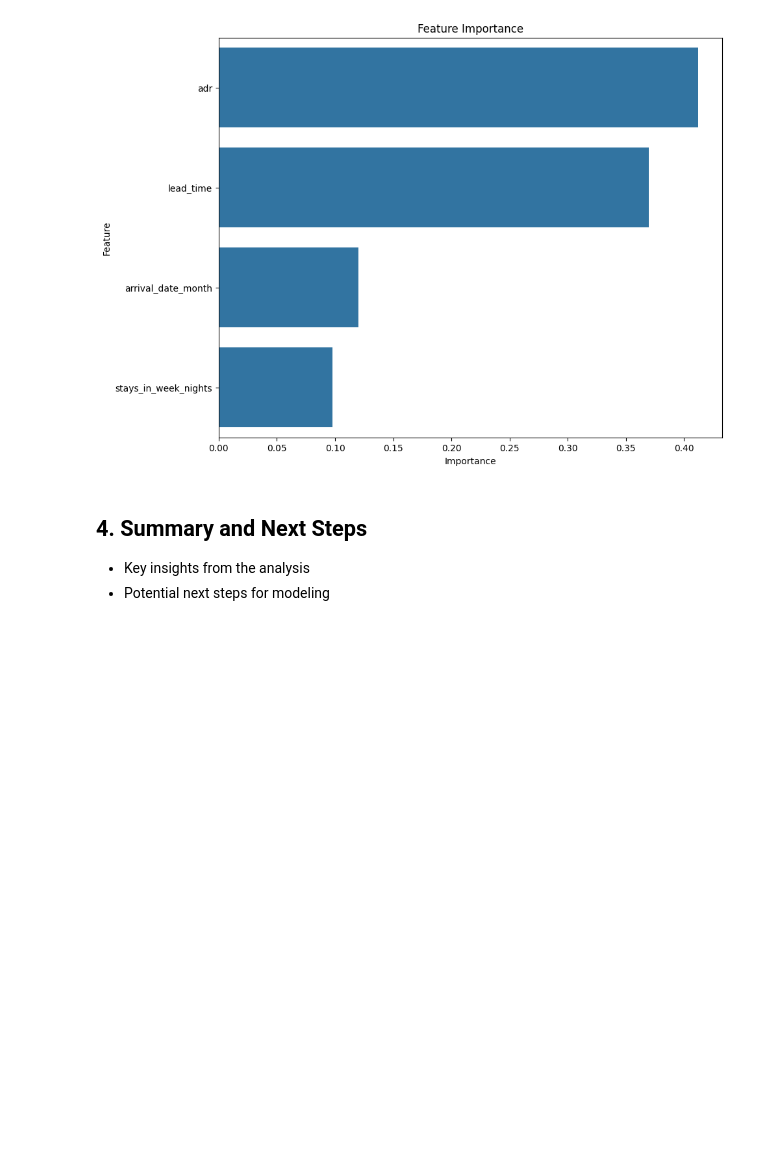
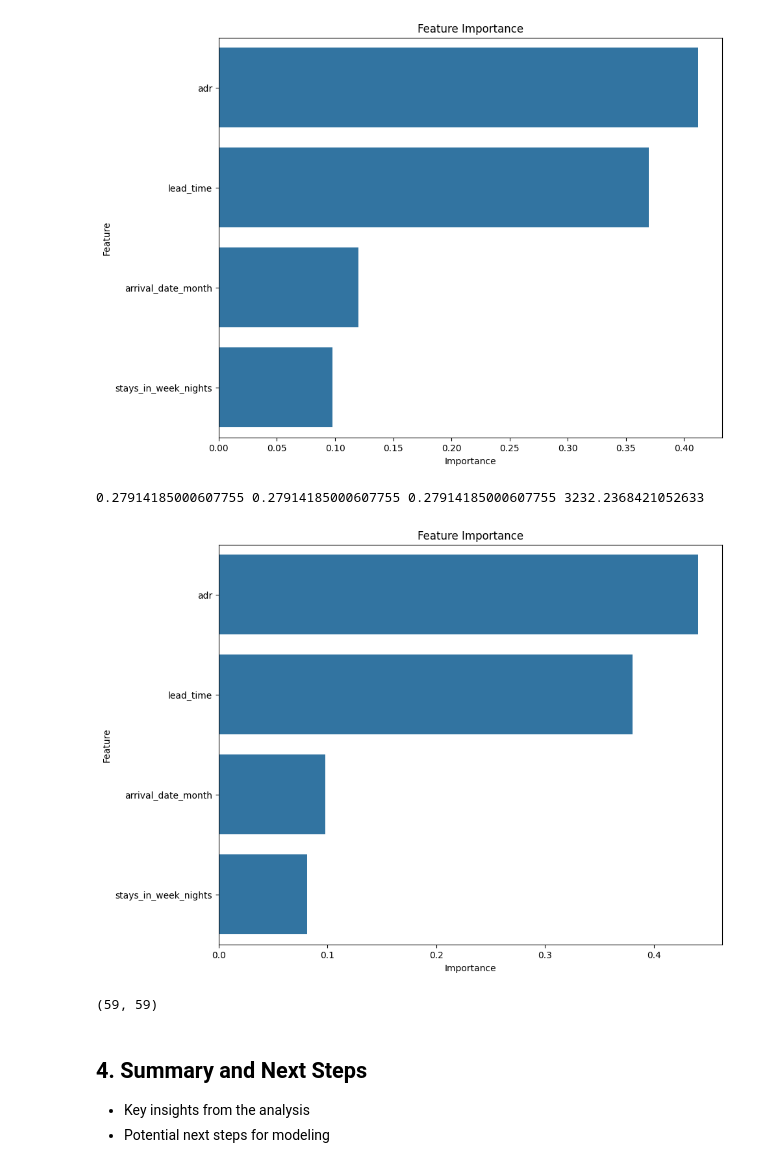
Before and after one commit to sarahfink123/demand_prediction, a Jupyter notebook: notebooks/Felizitas_Exploratory_Data_Analyis_.ipynb, the cells around one changed output. Drawn from its saved outputs; the diff is of its cells as text; code cells hidden in the pictures; blank space fills up the shorter version.

Commit message:
countryyy

```diff
--- a/notebooks/Felizitas_Exploratory_Data_Analyis_.ipynb
+++ b/notebooks/Felizitas_Exploratory_Data_Analyis_.ipynb
@@ -1052,6 +1052,73 @@ plt.show()
 Mean Squared Error (MSE): 0.07
 R-squared (R2): -0.02
 [figure]
+# %%
+# comment felix: country is a classifier, not a continuous variable - if we use a regressor the output would be a number between 0 and 1 and it cannot be interpreted as a country name (which we want). If we use a classifier we get a number output that is mapped back to a country name. So, same as for is_cancelled, we use a Random Forrest Classifier
+
+from sklearn.ensemble import RandomForestRegressor
+from sklearn.metrics import mean_squared_error, r2_score
+from sklearn.model_selection import train_test_split
+import matplotlib.pyplot as plt
+import seaborn as sns
+import pandas as pd
+from sklearn.metrics import precision_score, recall_score, f1_score, mean_squared_error
+
+# Assuming df_encoded is your DataFrame and adr is the target variable
+target_variable = 'country'
+predictors = ['arrival_date_month', 'adr', 'lead_time', 'stays_in_week_nights']
+
+#if this doesnt work, label encode country first
+X = df_encoded[predictors]
+y = df[target_variable] #NOT robust scaled encoded
+
+# Split the data into training and testing sets
+X_train, X_test, y_train, y_test = train_test_split(X, y, test_size=0.2, random_state=42)
+
+# Train a RandomForestRegressor
+model = RandomForestClassifier(random_state=42) #instead of regressor
+model.fit(X_train, y_train)
+
+# Get feature importances
+importances = model.feature_importances_
+
+# Create a DataFrame for visualization
+feature_importance_df = pd.DataFrame({
+    'Feature': X.columns,
+    'Importance': importances
+})
+
+# Sort by importance
+feature_importance_df = feature_importance_df.sort_values(by='Importance', ascending=False)
+
+# Make predictions on the test set
+y_pred = model.predict(X_test)
+
+# Evaluate the model
+y_pred = model.predict(X_test)
+acc = precision_score(y_test, y_pred, average='micro')
+rec = recall_score(y_test, y_pred, average='micro')
+f1 = f1_score(y_test, y_pred, average='micro')
+mse = mean_squared_error(y_test, y_pred)
+
+
+
+print(acc, rec, f1, mse)
+
+# Plot the feature importances
+plt.figure(figsize=(10, 8))
+sns.barplot(x='Importance', y='Feature', data=feature_importance_df)
+plt.title('Feature Importance')
+plt.show()
+# %% [output]
+0.27914185000607755 0.27914185000607755 0.27914185000607755 3232.2368421052633
+[figure, added]
+# %%
+country_mapping = dict(zip(label_encoder.transform(label_encoder.classes_), label_encoder.classes_))
+pred = y_pred[0]
+pred_name = country_mapping[pred]
+pred, pred_name
+# %% [output]
+(59, 59)
 # %% [markdown]
 ## 4. Summary and Next Steps
 - Key insights from the analysis
```
Also changed, not shown: parts of 2 cells of this notebook.
